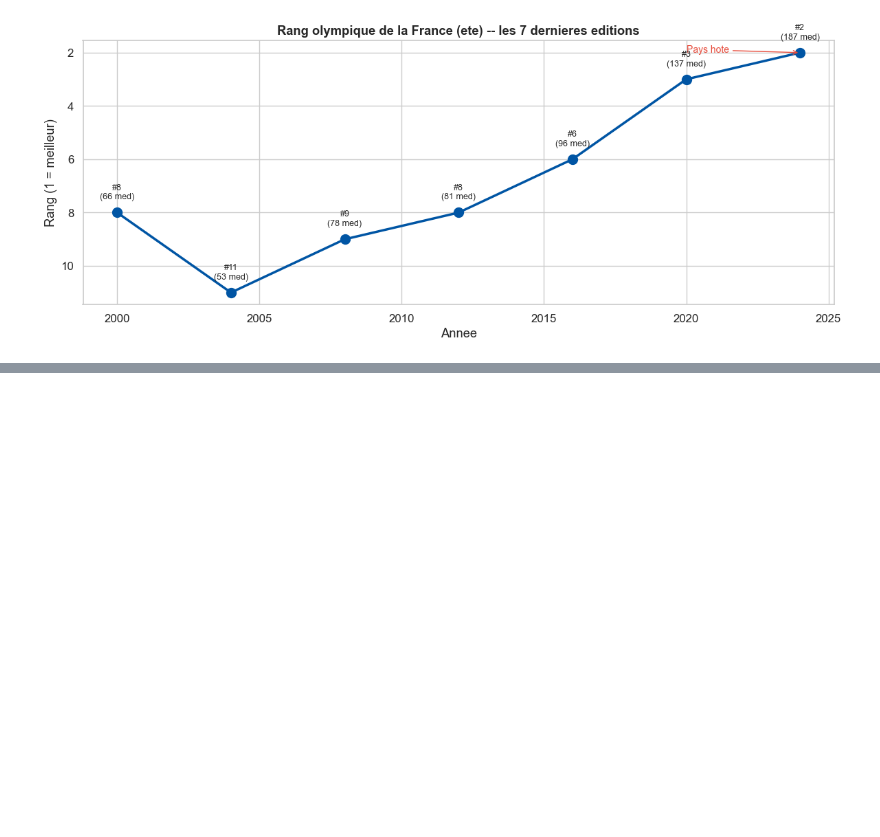
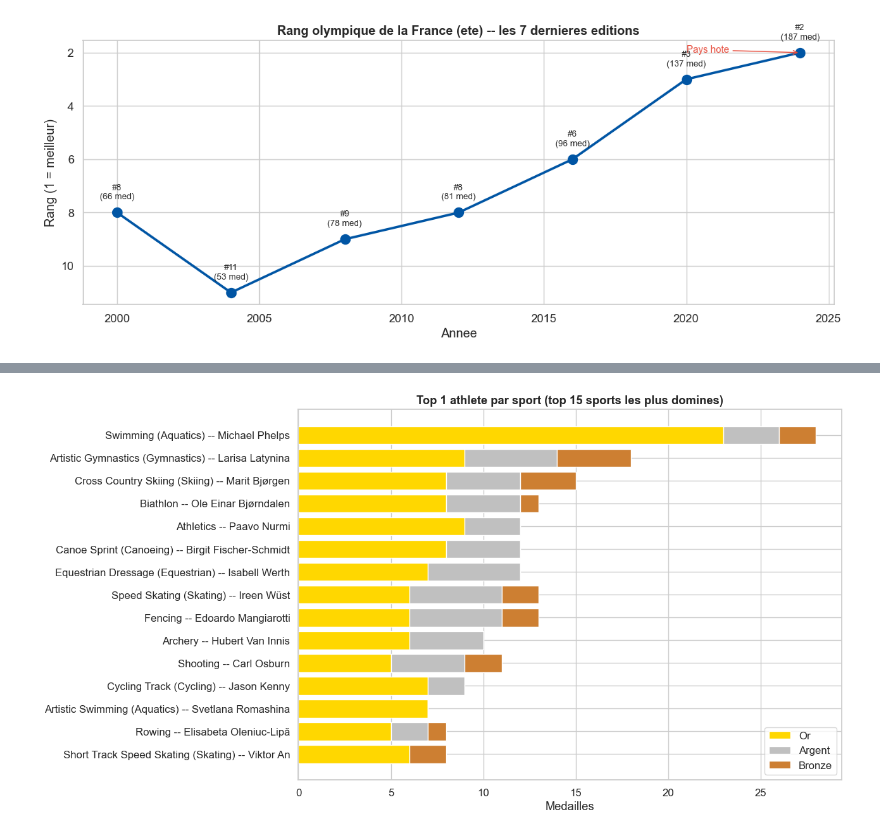
Before and after one commit to Nicolas69123/jo-2028-predictions, a Jupyter notebook: notebooks/04_exploration.ipynb, the cells around one changed output, grey strips where cells are left out. Saved outputs shown, nothing was run; the diff lists cells and outputs as text; code cells hidden in the pictures; blank space fills up the shorter version.

```diff
--- a/notebooks/04_exploration.ipynb
+++ b/notebooks/04_exploration.ipynb
@@ -566,0 +645,42 @@ soin dans une PR dediee.
+# %%
+# === Graphique 5.2 : Top 1 athlete par discipline (sport-by-sport) ===
+# Pour chaque sport majeur, on identifie le GOAT (Greatest Of All Time).
+# Permet de raconter plusieurs micro-histoires (Phelps en natation, Bolt
+# en athletisme, Latynina en gymnastique...).
+
+# Comptage des medailles par athlete x sport
+athlete_sport_medals = medalists.groupby(["Sport", "Name", "Medal"]).size().unstack(fill_value=0)
+for col in ["Gold", "Silver", "Bronze"]:
+    if col not in athlete_sport_medals.columns:
+        athlete_sport_medals[col] = 0
+athlete_sport_medals["Score"] = (
+    athlete_sport_medals["Gold"] * 3
+    + athlete_sport_medals["Silver"] * 2
+    + athlete_sport_medals["Bronze"] * 1
+)
+
+# Top 1 par sport (idxmax sur le score, dans chaque groupe Sport)
+top_per_sport = athlete_sport_medals.reset_index().sort_values("Score", ascending=False)
+top_per_sport = top_per_sport.drop_duplicates("Sport", keep="first")
+
+# Garder les 15 sports avec le score-top le plus eleve (= les sports les plus "domines")
+top_per_sport = top_per_sport.nlargest(15, "Score")[["Sport", "Name", "Gold", "Silver", "Bronze", "Score"]]
+
+fig, ax = plt.subplots(figsize=(13, 7))
+y_labels = [f"{row.Sport} -- {row.Name}" for row in top_per_sport.itertuples()][::-1]
+gold = top_per_sport["Gold"].values[::-1]
+silver = top_per_sport["Silver"].values[::-1]
+bronze = top_per_sport["Bronze"].values[::-1]
+
+ax.barh(y_labels, gold, color="#FFD700", label="Or")
+ax.barh(y_labels, silver, left=gold, color="#C0C0C0", label="Argent")
+ax.barh(y_labels, bronze, left=gold + silver, color="#CD7F32", label="Bronze")
+
+ax.set_xlabel("Medailles")
+ax.set_title("Top 1 athlete par sport (top 15 sports les plus domines)", fontweight="bold")
+ax.legend()
+plt.tight_layout()
+plt.savefig(os.path.join(PROCESSED_DIR, "ch5_top_par_sport.png"), bbox_inches="tight")
+plt.show()
+# %% [output]
+[figure, added]
```
Also changed, not shown: parts of 13 cells of this notebook.
